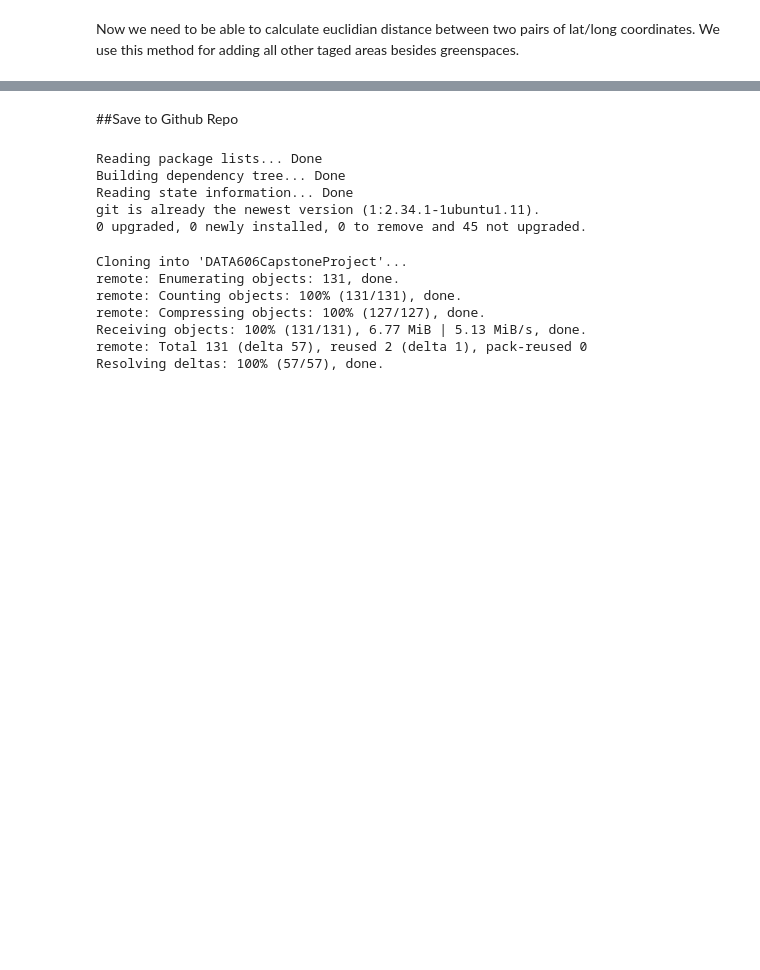
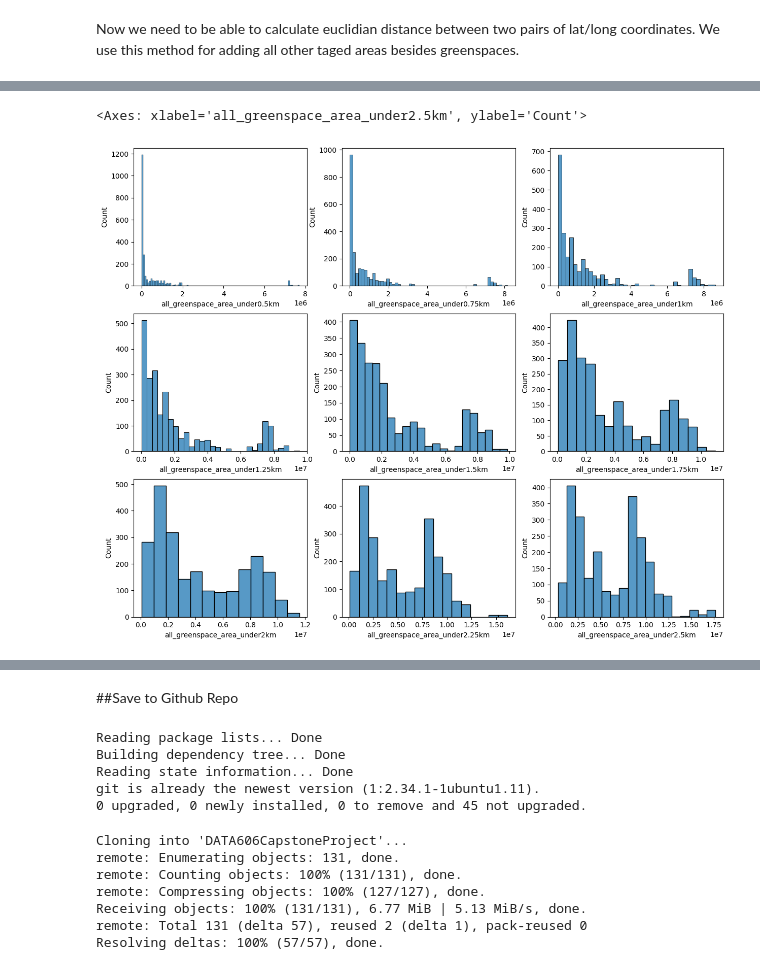
Before and after one commit to cbarnes5/DATA606CapstoneProject, a Jupyter notebook: Enriching_the_Dataset_with_OSMNX.ipynb, the cells around one changed output, grey strips where cells are left out. Saved outputs shown, nothing was run; the diff lists cells and outputs as text; code cells hidden in the pictures; blank space fills up the shorter version.

```diff
--- a/Enriching_the_Dataset_with_OSMNX.ipynb
+++ b/Enriching_the_Dataset_with_OSMNX.ipynb
@@ -245,6 +217,0 @@ print(dm_under1.iloc[0,1751])
-# %%
-m = folium.Map(location=[38.9, -77], zoom_start=12)
-for x in non_nan_indices[1000]:
-  folium.GeoJson(nodes_combined_green.iloc[x,0]).add_to(m)
-folium.GeoJson(gdf.iloc[1000,16]).add_to(m)
-m
@@ -360,0 +518,15 @@ Index(['SOLD DATE', 'PROPERTY TYPE', 'ADDRESS', 'CITY', 'STATE OR PROVINCE',
+# %%
+fig, axes = plt.subplots(3, 3, figsize=(15, 12))
+
+sns.histplot(ax=axes[0, 0], data=df, x='all_greenspace_area_under0.5km')
+sns.histplot(ax=axes[0, 1], data=df, x='all_greenspace_area_under0.75km')
+sns.histplot(ax=axes[0, 2], data=df, x='all_greenspace_area_under1km')
+sns.histplot(ax=axes[1, 0], data=df, x='all_greenspace_area_under1.25km')
+sns.histplot(ax=axes[1, 1], data=df, x='all_greenspace_area_under1.5km')
+sns.histplot(ax=axes[1, 2], data=df, x='all_greenspace_area_under1.75km')
+sns.histplot(ax=axes[2, 0], data=df, x='all_greenspace_area_under2km')
+sns.histplot(ax=axes[2, 1], data=df, x='all_greenspace_area_under2.25km')
+sns.histplot(ax=axes[2, 2], data=df, x='all_greenspace_area_under2.5km')
+# %% [output]
+<Axes: xlabel='all_greenspace_area_under2.5km', ylabel='Count'>
+[figure, added]
```
Also changed, not shown: parts of 44 cells of this notebook.
